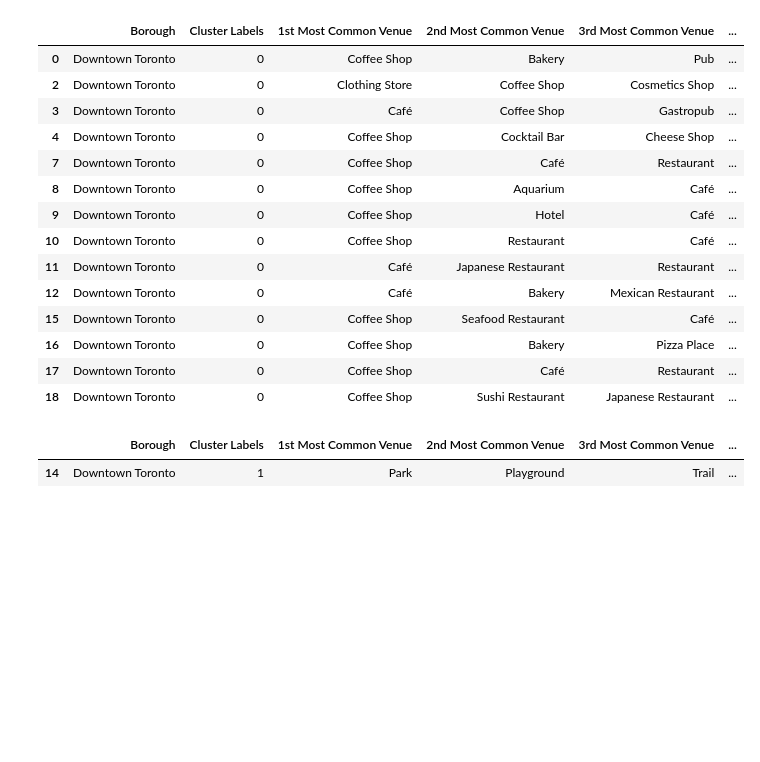
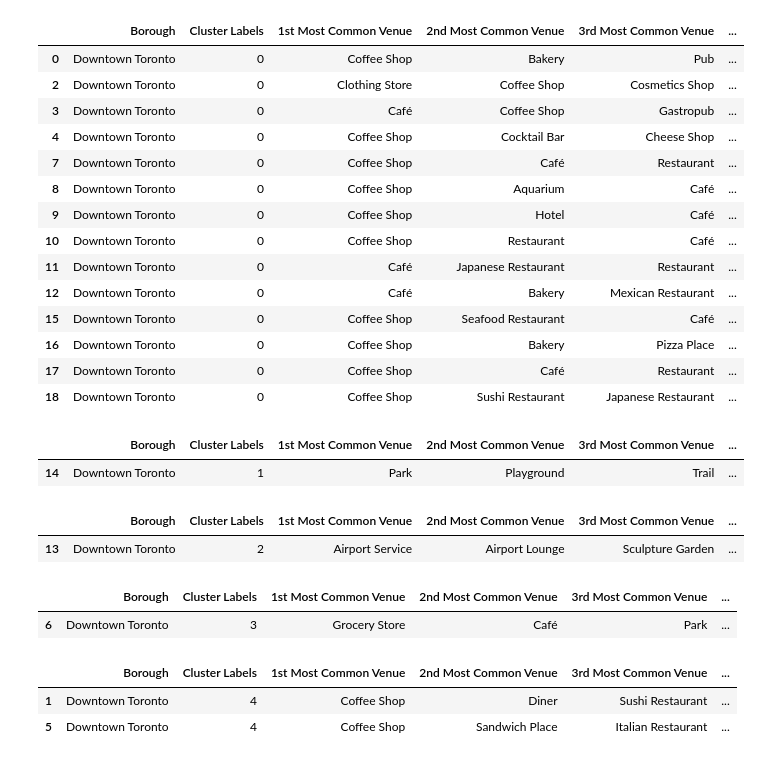
Before and after one commit to kristinpredeck/IBM-Capstone-project, a Jupyter notebook: Toronto Neighborhoods Clustering .ipynb, the cells around one changed output. Saved outputs shown, nothing was run; the diff lists cells and outputs as text; code cells hidden in the pictures; blank space fills up the shorter version.

```diff
--- a/Toronto Neighborhoods Clustering .ipynb
+++ b/Toronto Neighborhoods Clustering .ipynb
@@ -613,3 +614,25 @@ downtown_merged.loc[downtown_merged['Cluster Labels'] == 1, downtown_merged.colu
 # %% [output]
 |  | Borough | Cluster Labels | 1st Most Common Venue | 2nd Most Common Venue | 3rd Most Common Venue | ... |
 | 14 | Downtown Toronto | 1 | Park | Playground | Trail | ... |
+# %%
+#Cluster 3
+#Again, only one thing! The Airport Lounge!
+downtown_merged.loc[downtown_merged['Cluster Labels'] == 2, downtown_merged.columns[[1] + list(range(5, downtown_merged.shape[1]))]]
+# %% [output]
+|  | Borough | Cluster Labels | 1st Most Common Venue | 2nd Most Common Venue | 3rd Most Common Venue | ... |
+| 13 | Downtown Toronto | 2 | Airport Service | Airport Lounge | Sculpture Garden | ... |
+# %%
+#Culuster 4
+#Aha, a grocery store!
+downtown_merged.loc[downtown_merged['Cluster Labels'] == 3, downtown_merged.columns[[1] + list(range(5, downtown_merged.shape[1]))]]
+# %% [output]
+|  | Borough | Cluster Labels | 1st Most Common Venue | 2nd Most Common Venue | 3rd Most Common Venue | ... |
+| 6 | Downtown Toronto | 3 | Grocery Store | Café | Park | ... |
+# %%
+#And finally, cluster 5
+#More coffee shops!
+downtown_merged.loc[downtown_merged['Cluster Labels'] == 4, downtown_merged.columns[[1] + list(range(5, downtown_merged.shape[1]))]]
+# %% [output]
+|  | Borough | Cluster Labels | 1st Most Common Venue | 2nd Most Common Venue | 3rd Most Common Venue | ... |
+| 1 | Downtown Toronto | 4 | Coffee Shop | Diner | Sushi Restaurant | ... |
+| 5 | Downtown Toronto | 4 | Coffee Shop | Sandwich Place | Italian Restaurant | ... |
```
Also changed, not shown: parts of 1 cell of this notebook.
